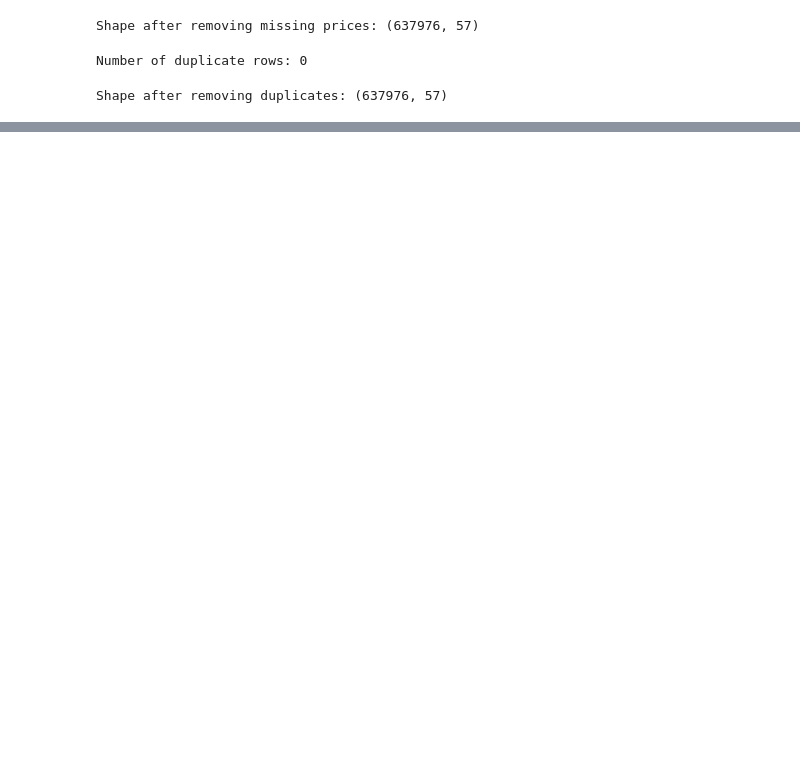
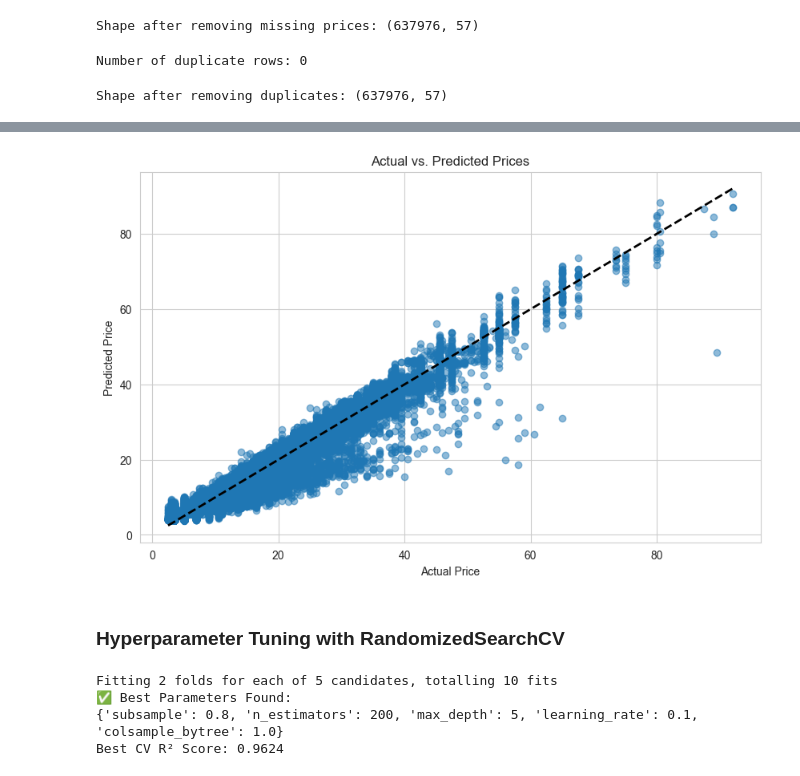
Before and after one commit to JonathanAmponsahBoadu/Uber_ride_price_prediction-with-XGBOOST, a Jupyter notebook: project.ipynb, the cells around one changed output, grey strips where cells are left out. Saved outputs shown, nothing was run; the diff lists cells and outputs as text; code cells hidden in the pictures; blank space fills up the shorter version.

```diff
--- a/project.ipynb
+++ b/project.ipynb
@@ -211,0 +301,15 @@ Final shape: (637976, 74)
+# %%
+# Actual vs. Predicted scatter
+plt.figure(figsize=(10, 6))
+plt.scatter(y_test, y_pred, alpha=0.5)
+plt.title('Actual vs. Predicted Prices')
+plt.xlabel('Actual Price')
+plt.ylabel('Predicted Price')
+plt.plot([y_test.min(), y_test.max()],
+         [y_test.min(), y_test.max()],
+         'k--', lw=2)  # diagonal line
+plt.show()
+# %% [output]
+[figure, added]
+# %% [markdown]
+### Hyperparameter Tuning with RandomizedSearchCV
@@ -211,0 +349,12 @@ Final shape: (637976, 74)
+# %%
+# 4. Fit search on the sample
+random_search.fit(X_sample, y_sample)
+
+print("✅ Best Parameters Found:")
+print(random_search.best_params_)
+print(f"Best CV R² Score: {random_search.best_score_:.4f}")
+# %% [output]
+Fitting 2 folds for each of 5 candidates, totalling 10 fits
+✅ Best Parameters Found:
+{'subsample': 0.8, 'n_estimators': 200, 'max_depth': 5, 'learning_rate': 0.1, 'colsample_bytree': 1.0}
+Best CV R² Score: 0.9624
```
Also changed, not shown: parts of 60 cells of this notebook, 1 other file.
